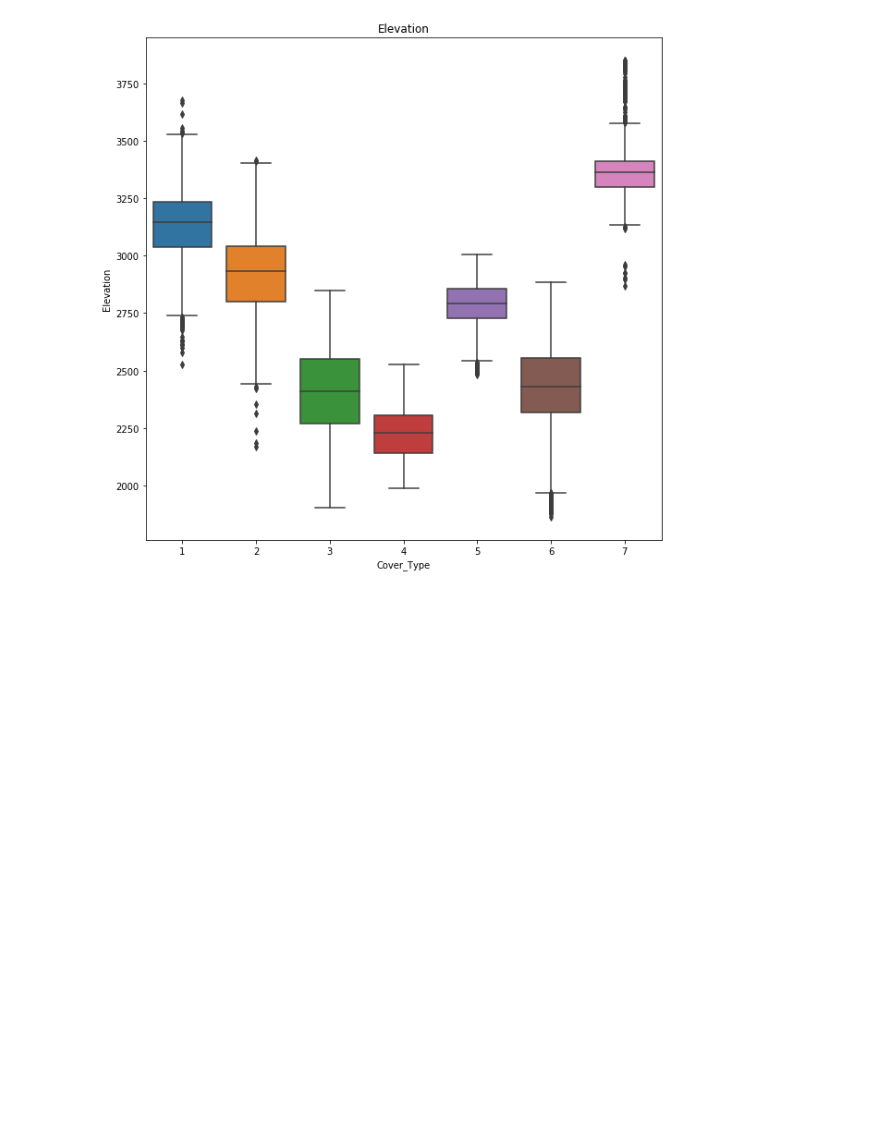
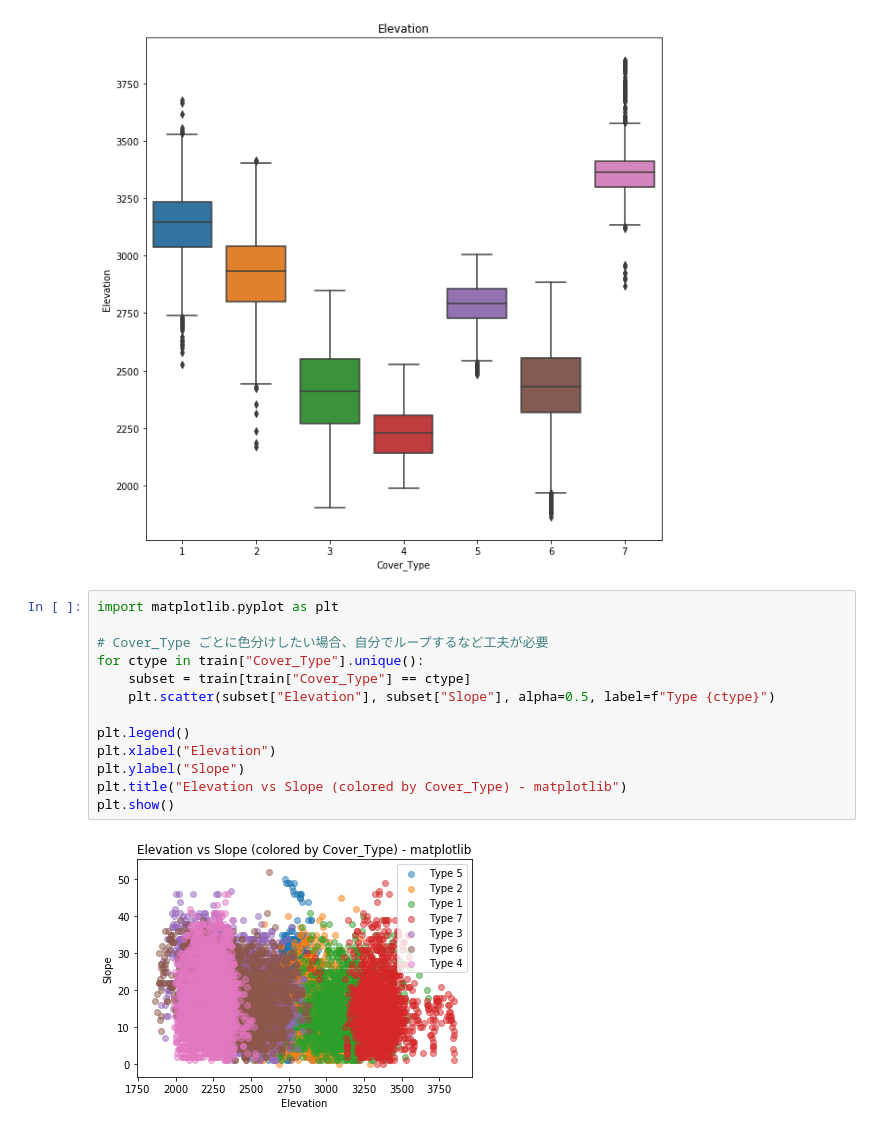
Before and after one commit to Katsunobu1008/Kaggle, a Jupyter notebook: notebooks/ForestCoverTypePrediction/ForestCoverTypePrediction.ipynb, the cells around one changed output. Cells and saved outputs as stored; diff of their text form; blank space fills up the shorter version.

```diff
--- a/notebooks/ForestCoverTypePrediction/ForestCoverTypePrediction.ipynb
+++ b/notebooks/ForestCoverTypePrediction/ForestCoverTypePrediction.ipynb
@@ -129,3 +129,18 @@ plt.title("Elevation")
 plt.show()
 # %% [output]
 [figure]
+# %%
+import matplotlib.pyplot as plt
+
+# Cover_Type ごとに色分けしたい場合、自分でループするなど工夫が必要
+for ctype in train["Cover_Type"].unique():
+    subset = train[train["Cover_Type"] == ctype]
+    plt.scatter(subset["Elevation"], subset["Slope"], alpha=0.5, label=f"Type {ctype}")
+
+plt.legend()
+plt.xlabel("Elevation")
+plt.ylabel("Slope")
+plt.title("Elevation vs Slope (colored by Cover_Type) - matplotlib")
+plt.show()
+# %% [output]
+[figure, added]
```
